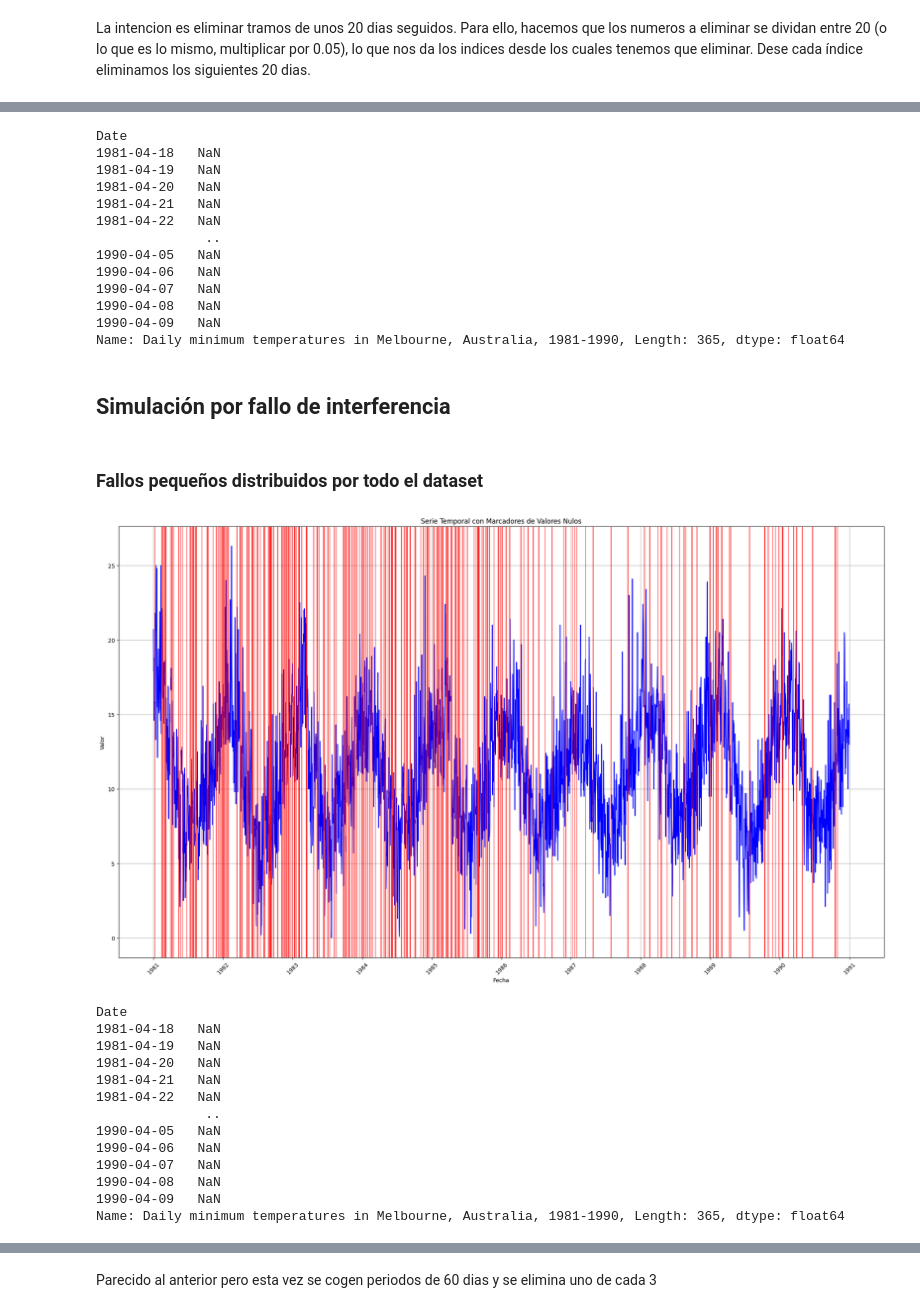
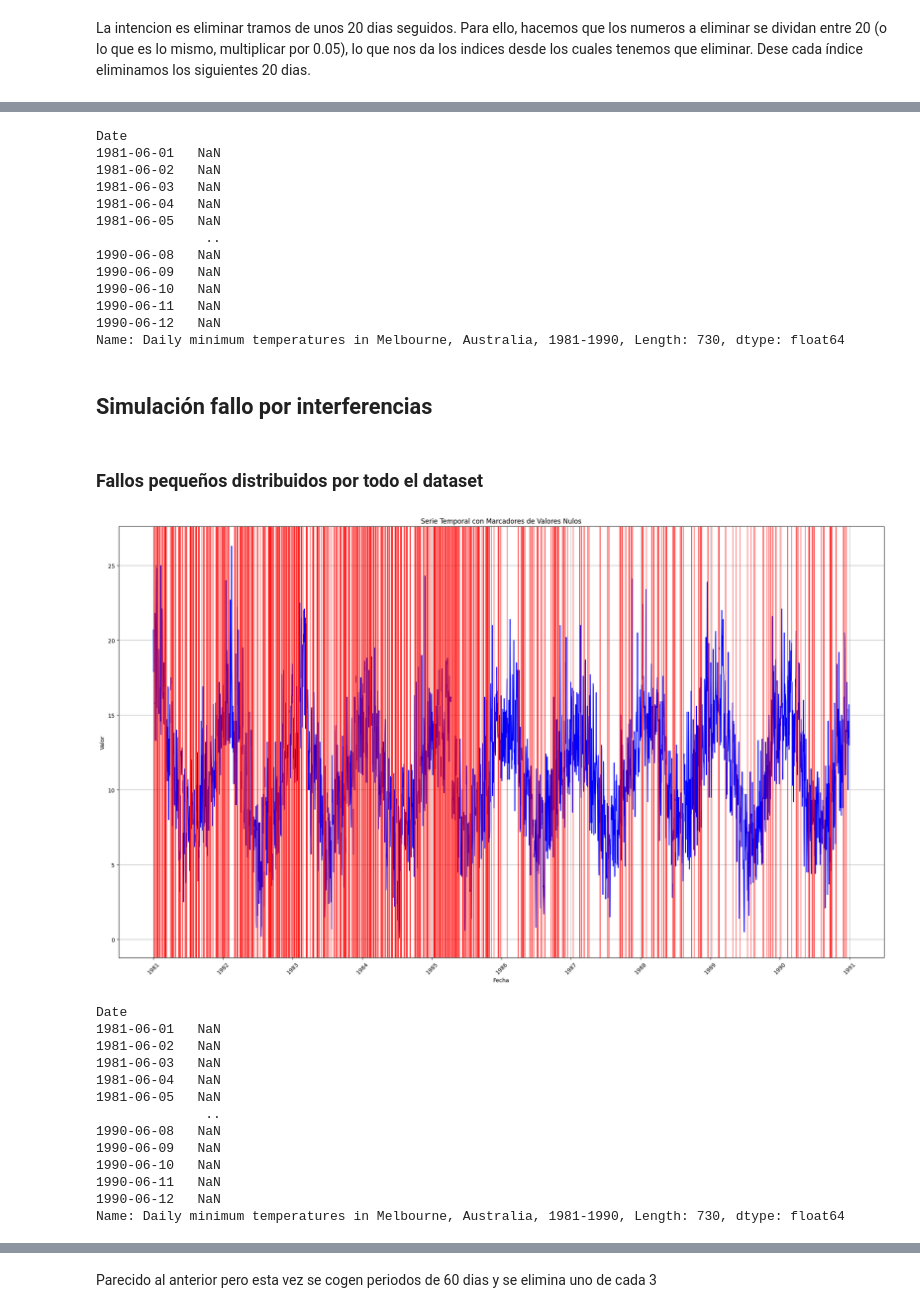
Before and after one commit to amangelluis/WorkspaceTFG, a Jupyter notebook: code/create_missing_values.ipynb, the cells around one changed output, grey strips where cells are left out. Drawn from its saved outputs; the diff is of its cells as text; code cells hidden in the pictures.

```diff
--- a/code/create_missing_values.ipynb
+++ b/code/create_missing_values.ipynb
@@ -14,3 +16,5 @@ import random
+# %%
+porcentaje = 0.2
 # %%
 warnings.filterwarnings('ignore', category=SyntaxWarning)  # Porque el \d de \data y \daily lo toma como un valor especial
 dataframe = pd.read_csv("..\data\daily-minimum-temperatures-in-me.csv", header=0, index_col=0, parse_dates=True)
@@ -103,7 +107,7 @@ def eliminar_consecutivos(serie, indices, n_eliminar, min, max):
         i = random.choice(indices)
         diferencia = n_eliminar - len(serie[serie.isna()])
         if diferencia < max:
-            numero_aleatorio = random.randint(min, diferencia)
+            numero_aleatorio = random.randint(0, diferencia)
         else:
             numero_aleatorio = random.randint(min, max)
         inicio = serie.index.get_loc(i)
@@ -118,6 +124,5 @@ def eliminar_consecutivos(serie, indices, n_eliminar, min, max):
 # %%
 np.random.seed(27) # para tener resultados repetibles
-porcentaje = 0.1
 
 serie_nulos_aleatorios = series.copy()
 
@@ -141,10 +158,8 @@ La intencion es eliminar tramos de unos 20 dias seguidos. Para ello, hacemos que
 # %%
 np.random.seed(27) # para tener resultados repetibles
 random.seed(27) # para tener resultados repetibles
-porcentaje = 0.1
-min = 1
-max = 30
-#divisiones = 0.05
+min = 20
+max = 40
 
 serie_nulos_seguidos = series.copy()
 
@@ -153,17 +168,6 @@ n_eliminar_inicio = int(n_eliminar*0.75)
 serie_nulos_seguidos_inicio = serie_nulos_seguidos.iloc[0:int(len(serie_nulos_seguidos)/2)]
 serie_nulos_seguidos_final = serie_nulos_seguidos.iloc[int(len(serie_nulos_seguidos)/2):len(serie_nulos_seguidos)]
 
-#indices_a_eliminar = np.random.choice(series.index, size=round(n_eliminar*divisiones), replace=False)
-"""
-for i in range (0, len(indices_a_eliminar)):
-    inicio = serie_nulos_seguidos.index.get_loc(indices_a_eliminar[i])
-    final = serie_nulos_seguidos.index.get_loc(indices_a_eliminar[i])+int(1/divisiones)+1
-    if final >= len(serie_nulos_seguidos):
-        inicio -= int(1/divisiones)+1
-        final -= int(1/divisiones)+1
-    serie_nulos_seguidos.iloc[inicio:final] = np.nan
-dibuja_datos(serie_nulos_seguidos)
-"""
 serie_nulos_seguidos = eliminar_consecutivos(serie_nulos_seguidos, serie_nulos_seguidos_inicio.index, n_eliminar_inicio, min, max)
 serie_nulos_seguidos = eliminar_consecutivos(serie_nulos_seguidos, serie_nulos_seguidos_final.index, n_eliminar, min, max)
 dibuja_datos(serie_nulos_seguidos)
@@ -173,54 +177,53 @@ dibuja_datos(serie_nulos_seguidos)
 serie_nulos_seguidos[serie_nulos_seguidos.isna()]
 # %% [output]
 Date
-1981-04-18   NaN
-1981-04-19   NaN
-1981-04-20   NaN
-1981-04-21   NaN
-1981-04-22   NaN
+1981-06-01   NaN
+1981-06-02   NaN
+1981-06-03   NaN
+1981-06-04   NaN
+1981-06-05   NaN
               ..
-1990-04-05   NaN
-1990-04-06   NaN
-1990-04-07   NaN
-1990-04-08   NaN
-1990-04-09   NaN
-Name: Daily minimum temperatures in Melbourne, Australia, 1981-1990, Length: 365, dtype: float64
+1990-06-08   NaN
+1990-06-09   NaN
+1990-06-10   NaN
+1990-06-11   NaN
+1990-06-12   NaN
+Name: Daily minimum temperatures in Melbourne, Australia, 1981-1990, Length: 730, dtype: float64
 # %% [markdown]
-## Simulación por fallo de interferencia
+## Simulación fallo por interferencias
 # %% [markdown]
 ### Fallos pequeños distribuidos por todo el dataset
 # %%
 random.seed(27) # para tener resultados repetibles
-porcentaje = 0.1
 min = 1
 max = 2
 
 serie_nulos_interferencias = series.copy()
 
 n_eliminar = int(len(series) * porcentaje)
 n_eliminar_inicio = int(n_eliminar*0.75)
 serie_nulos_interferencias_inicio = serie_nulos_interferencias.iloc[0:int(len(serie_nulos_interferencias)/2)]
 serie_nulos_interferencias_final = serie_nulos_interferencias.iloc[int(len(serie_nulos_interferencias)/2):len(serie_nulos_interferencias)]
 
 serie_nulos_interferencias = eliminar_consecutivos(serie_nulos_interferencias, serie_nulos_interferencias_inicio.index, n_eliminar_inicio, min, max)
 serie_nulos_interferencias = eliminar_consecutivos(serie_nulos_interferencias, serie_nulos_interferencias_final.index, n_eliminar, min, max)
 
 dibuja_datos(serie_nulos_interferencias)
 # %% [output]
-[figure, old version]
+[figure, new version]
 # %%
 serie_nulos_seguidos[serie_nulos_seguidos.isna()]
 # %% [output]
 Date
-1981-04-18   NaN
-1981-04-19   NaN
-1981-04-20   NaN
-1981-04-21   NaN
-1981-04-22   NaN
+1981-06-01   NaN
+1981-06-02   NaN
+1981-06-03   NaN
+1981-06-04   NaN
+1981-06-05   NaN
               ..
-1990-04-05   NaN
-1990-04-06   NaN
-1990-04-07   NaN
-1990-04-08   NaN
-1990-04-09   NaN
-Name: Daily minimum temperatures in Melbourne, Australia, 1981-1990, Length: 365, dtype: float64
+1990-06-08   NaN
+1990-06-09   NaN
+1990-06-10   NaN
+1990-06-11   NaN
+1990-06-12   NaN
+Name: Daily minimum temperatures in Melbourne, Australia, 1981-1990, Length: 730, dtype: float64
```
Also changed, not shown: parts of 27 cells of this notebook, 12 other files.
